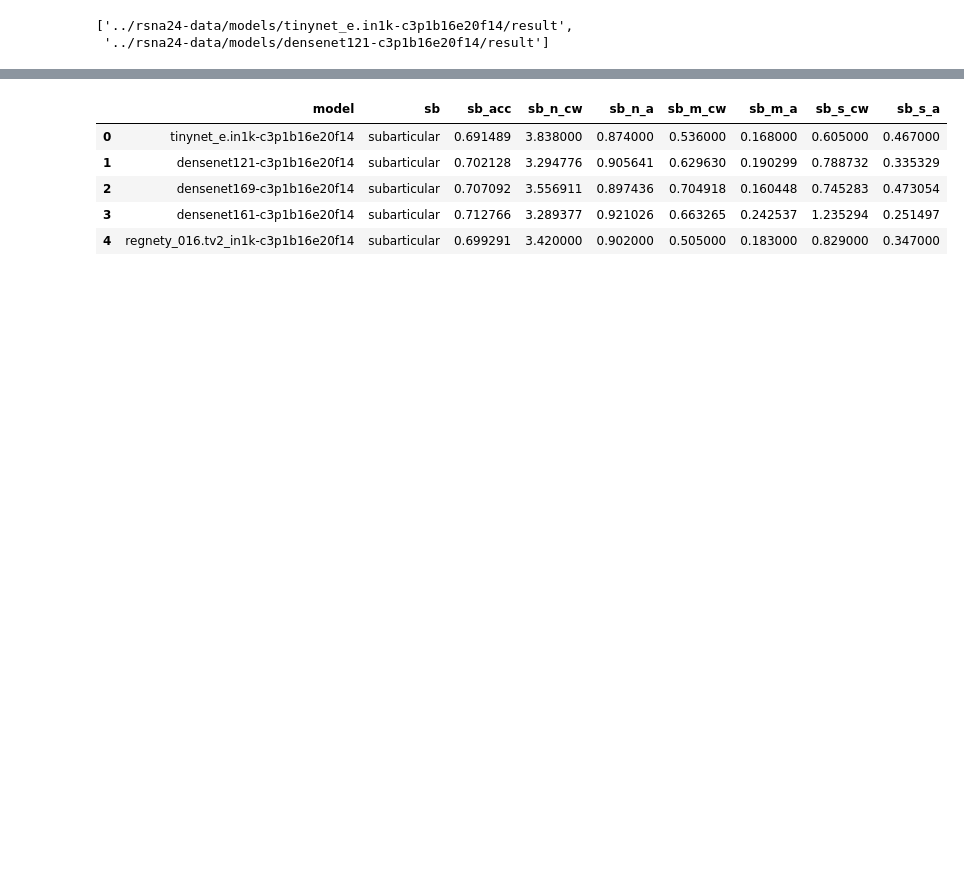
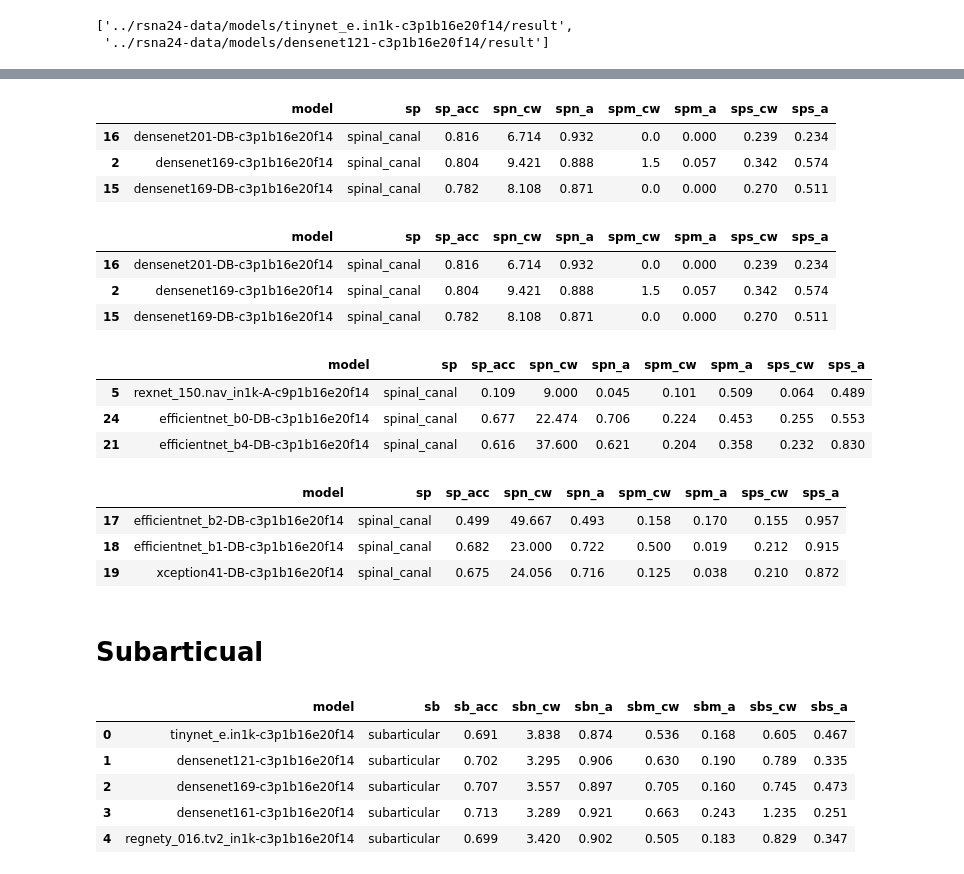
Before and after one commit to sadidul012/rsna24-lsdc, a Jupyter notebook: notebooks/result_analysis.ipynb, the cells around one changed output, grey strips where cells are left out. Drawn from its saved outputs; the diff is of its cells as text; code cells hidden in the pictures; blank space fills up the shorter version.

Commit message:
Implemented result analysis

```diff
--- a/notebooks/result_analysis.ipynb
+++ b/notebooks/result_analysis.ipynb
@@ -10,6 +10,14 @@ results[:2]
 # %%
 import os
 import re
+
+
+def convert_to_float(s):
+    try:
+        return round(float(s), 3)
+    except Exception as e:
+        print(e)
+        return 0.0
 
 results_list = []
 for result in results:
@@ -35,19 +43,17 @@ for result in results:
                 line_index = "neural_foraminal"
                 result_dict.append(line_index)
 
+            value_pattern = "(\\d+.\\d+)|nan"
             if line_index is not None and re.match("accuracy.*", line):
-                result_dict.extend([float(d) for d in re.findall("\\d+.\\d+", line)])
-                # result_dict[line_index].extend([float(d) for d in re.findall("\\d+.\\d+", line)])
+                result_dict.extend([convert_to_float(d) for d in re.findall(value_pattern, line)])
             if line_index is not None and re.match("normal.*", line):
-                result_dict.extend([float(d) for d in re.findall("\\d+.\\d+", line)])
-                # result_dict[line_index].extend([float(d) for d in re.findall("\\d+.\\d+", line)])
+                result_dict.extend([convert_to_float(d) for d in re.findall(value_pattern, line)])
             if line_index is not None and re.match("moderate.*", line):
-                result_dict.extend([float(d) for d in re.findall("\\d+.\\d+", line)])
-                # result_dict[line_index].extend([float(d) for d in re.findall("\\d+.\\d+", line)])
+                result_dict.extend([convert_to_float(d) for d in re.findall(value_pattern, line)])
             if line_index is not None and re.match("severe.*", line):
-                result_dict.extend([float(d) for d in re.findall("\\d+.\\d+", line)])
-                # result_dict[line_index].extend([float(d) for d in re.findall("\\d+.\\d+", line)])
-        results_list.append(result_dict)
+                result_dict.extend([convert_to_float(d) for d in re.findall(value_pattern, line)])
+
+    results_list.append(result_dict)
 
 len(results_list)
 # %% [output]
@@ -55,8 +66,8 @@ len(results_list)
 # %%
 results_df = pd.DataFrame(results_list, columns=[
-    "model", "sp", "sp_acc", "sp_n_cw", "sp_n_a", "sp_m_cw", "sp_m_a", "sp_s_cw", "sp_s_a",
-    "sb", "sb_acc", "sb_n_cw", "sb_n_a", "sb_m_cw", "sb_m_a", "sb_s_cw", "sb_s_a",
-    "nf", "nf_acc", "nf_n_cw", "nf_n_a", "nf_m_cw", "nf_m_a", "nf_s_cw", "nf_s_a",
+    "model", "sp", "sp_acc", "spn_cw", "spn_a", "spm_cw", "spm_a", "sps_cw", "sps_a",
+    "sb", "sb_acc", "sbn_cw", "sbn_a", "sbm_cw", "sbm_a", "sbs_cw", "sbs_a",
+    "nf", "nf_acc", "nfn_cw", "nfn_a", "nfm_cw", "nfm_a", "nfs_cw", "nfs_a",
 ])
 results_df.head()
 # %% [output]
@@ -80,10 +93,40 @@ sp.head()
+# %%
+sp.sort_values("sp_acc", ascending=False).head(3)
+# %% [output]
+|  | model | sp | sp_acc | spn_cw | spn_a | spm_cw | spm_a | sps_cw | sps_a |
+| 16 | densenet201-DB-c3p1b16e20f14 | spinal_canal | 0.816 | 6.714 | 0.932 | 0.0 | 0.000 | 0.239 | 0.234 |
+| 2 | densenet169-c3p1b16e20f14 | spinal_canal | 0.804 | 9.421 | 0.888 | 1.5 | 0.057 | 0.342 | 0.574 |
+| 15 | densenet169-DB-c3p1b16e20f14 | spinal_canal | 0.782 | 8.108 | 0.871 | 0.0 | 0.000 | 0.270 | 0.511 |
+# %%
+sp.sort_values("spn_a", ascending=False).head(3)
+# %% [output]
+|  | model | sp | sp_acc | spn_cw | spn_a | spm_cw | spm_a | sps_cw | sps_a |
+| 16 | densenet201-DB-c3p1b16e20f14 | spinal_canal | 0.816 | 6.714 | 0.932 | 0.0 | 0.000 | 0.239 | 0.234 |
+| 2 | densenet169-c3p1b16e20f14 | spinal_canal | 0.804 | 9.421 | 0.888 | 1.5 | 0.057 | 0.342 | 0.574 |
+| 15 | densenet169-DB-c3p1b16e20f14 | spinal_canal | 0.782 | 8.108 | 0.871 | 0.0 | 0.000 | 0.270 | 0.511 |
+# %%
+sp.sort_values("spm_a", ascending=False).head(3)
+# %% [output]
+|  | model | sp | sp_acc | spn_cw | spn_a | spm_cw | spm_a | sps_cw | sps_a |
+| 5 | rexnet_150.nav_in1k-A-c9p1b16e20f14 | spinal_canal | 0.109 | 9.000 | 0.045 | 0.101 | 0.509 | 0.064 | 0.489 |
+| 24 | efficientnet_b0-DB-c3p1b16e20f14 | spinal_canal | 0.677 | 22.474 | 0.706 | 0.224 | 0.453 | 0.255 | 0.553 |
+| 21 | efficientnet_b4-DB-c3p1b16e20f14 | spinal_canal | 0.616 | 37.600 | 0.621 | 0.204 | 0.358 | 0.232 | 0.830 |
+# %%
+sp.sort_values("sps_a", ascending=False).head(3)
+# %% [output]
+|  | model | sp | sp_acc | spn_cw | spn_a | spm_cw | spm_a | sps_cw | sps_a |
+| 17 | efficientnet_b2-DB-c3p1b16e20f14 | spinal_canal | 0.499 | 49.667 | 0.493 | 0.158 | 0.170 | 0.155 | 0.957 |
+| 18 | efficientnet_b1-DB-c3p1b16e20f14 | spinal_canal | 0.682 | 23.000 | 0.722 | 0.500 | 0.019 | 0.212 | 0.915 |
+| 19 | xception41-DB-c3p1b16e20f14 | spinal_canal | 0.675 | 24.056 | 0.716 | 0.125 | 0.038 | 0.210 | 0.872 |
+# %% [markdown]
+# Subarticual
 # %%
-sb = results_df[["model", "sb", "sb_acc", "sb_n_cw", "sb_n_a", "sb_m_cw", "sb_m_a", "sb_s_cw", "sb_s_a"]]
+sb = results_df[["model", "sb", "sb_acc", "sbn_cw", "sbn_a", "sbm_cw", "sbm_a", "sbs_cw", "sbs_a"]]
 sb.head()
 # %% [output]
-|  | model | sb | sb_acc | sb_n_cw | sb_n_a | sb_m_cw | sb_m_a | sb_s_cw | sb_s_a |
-| 0 | tinynet_e.in1k-c3p1b16e20f14 | subarticular | 0.691489 | 3.838000 | 0.874000 | 0.536000 | 0.168000 | 0.605000 | 0.467000 |
-| 1 | densenet121-c3p1b16e20f14 | subarticular | 0.702128 | 3.294776 | 0.905641 | 0.629630 | 0.190299 | 0.788732 | 0.335329 |
-| 2 | densenet169-c3p1b16e20f14 | subarticular | 0.707092 | 3.556911 | 0.897436 | 0.704918 | 0.160448 | 0.745283 | 0.473054 |
-| 3 | densenet161-c3p1b16e20f14 | subarticular | 0.712766 | 3.289377 | 0.921026 | 0.663265 | 0.242537 | 1.235294 | 0.251497 |
-| 4 | regnety_016.tv2_in1k-c3p1b16e20f14 | subarticular | 0.699291 | 3.420000 | 0.902000 | 0.505000 | 0.183000 | 0.829000 | 0.347000 |
+|  | model | sb | sb_acc | sbn_cw | sbn_a | sbm_cw | sbm_a | sbs_cw | sbs_a |
+| 0 | tinynet_e.in1k-c3p1b16e20f14 | subarticular | 0.691 | 3.838 | 0.874 | 0.536 | 0.168 | 0.605 | 0.467 |
+| 1 | densenet121-c3p1b16e20f14 | subarticular | 0.702 | 3.295 | 0.906 | 0.630 | 0.190 | 0.789 | 0.335 |
+| 2 | densenet169-c3p1b16e20f14 | subarticular | 0.707 | 3.557 | 0.897 | 0.705 | 0.160 | 0.745 | 0.473 |
+| 3 | densenet161-c3p1b16e20f14 | subarticular | 0.713 | 3.289 | 0.921 | 0.663 | 0.243 | 1.235 | 0.251 |
+| 4 | regnety_016.tv2_in1k-c3p1b16e20f14 | subarticular | 0.699 | 3.420 | 0.902 | 0.505 | 0.183 | 0.829 | 0.347 |
```
Also changed, not shown: parts of 15 cells of this notebook, 3 other files.
